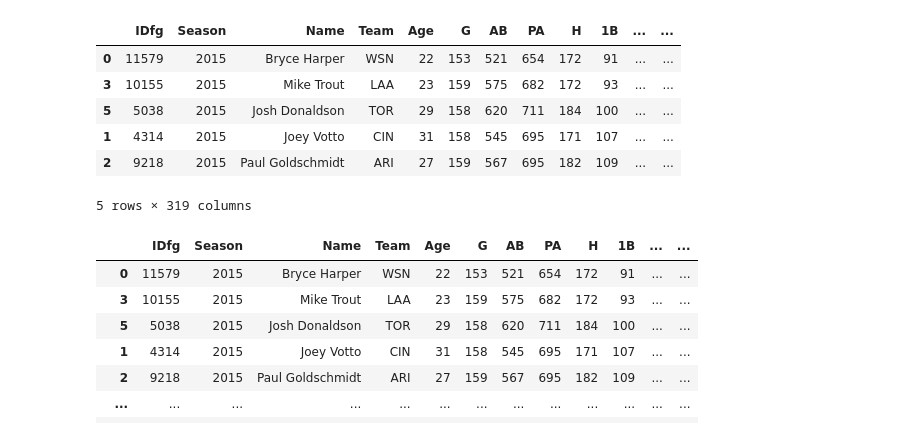
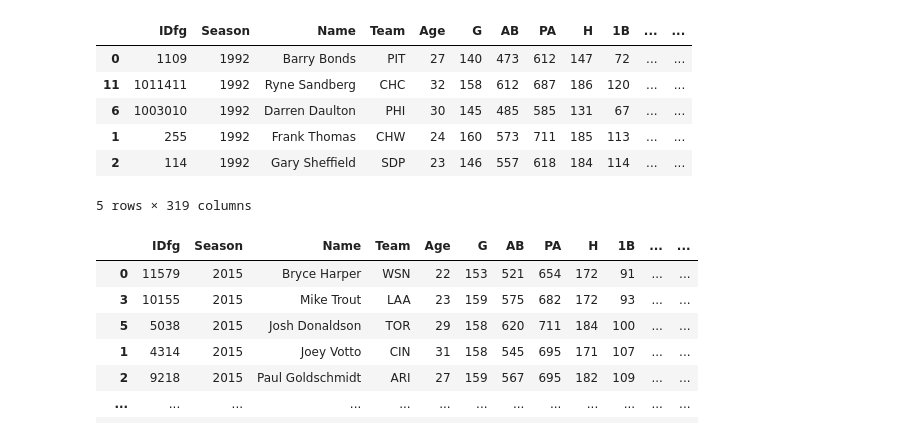
Before and after one commit to lbp12/Moneyball, a Jupyter notebook: MoneyballProjectExploration.ipynb, the cells around one changed output. Saved outputs shown, nothing was run; the diff lists cells and outputs as text; code cells hidden in the pictures.

```diff
--- a/MoneyballProjectExploration.ipynb
+++ b/MoneyballProjectExploration.ipynb
@@ -15,17 +15,17 @@ from sklearn.model_selection import train_test_split
 from Cleaner import *
 from config import db_password
 # %%
-data = batting_stats(2015)
+data = batting_stats(1992)
 
 batting_df = pd.DataFrame(data)
 batting_df.head()
 # %% [output]
 |  | IDfg | Season | Name | Team | Age | G | AB | PA | H | 1B | ... | ... |
-| 0 | 11579 | 2015 | Bryce Harper | WSN | 22 | 153 | 521 | 654 | 172 | 91 | ... | ... |
-| 3 | 10155 | 2015 | Mike Trout | LAA | 23 | 159 | 575 | 682 | 172 | 93 | ... | ... |
-| 5 | 5038 | 2015 | Josh Donaldson | TOR | 29 | 158 | 620 | 711 | 184 | 100 | ... | ... |
-| 1 | 4314 | 2015 | Joey Votto | CIN | 31 | 158 | 545 | 695 | 171 | 107 | ... | ... |
-| 2 | 9218 | 2015 | Paul Goldschmidt | ARI | 27 | 159 | 567 | 695 | 182 | 109 | ... | ... |
+| 0 | 1109 | 1992 | Barry Bonds | PIT | 27 | 140 | 473 | 612 | 147 | 72 | ... | ... |
+| 11 | 1011411 | 1992 | Ryne Sandberg | CHC | 32 | 158 | 612 | 687 | 186 | 120 | ... | ... |
+| 6 | 1003010 | 1992 | Darren Daulton | PHI | 30 | 145 | 485 | 585 | 131 | 67 | ... | ... |
+| 1 | 255 | 1992 | Frank Thomas | CHW | 24 | 160 | 573 | 711 | 185 | 113 | ... | ... |
+| 2 | 114 | 1992 | Gary Sheffield | SDP | 23 | 146 | 557 | 618 | 184 | 114 | ... | ... |
 5 rows × 319 columns
 # %%
 batting_df = batting_df.dropna(axis=1)
```
Also changed, not shown: parts of 1 cell of this notebook, 10 other files.
